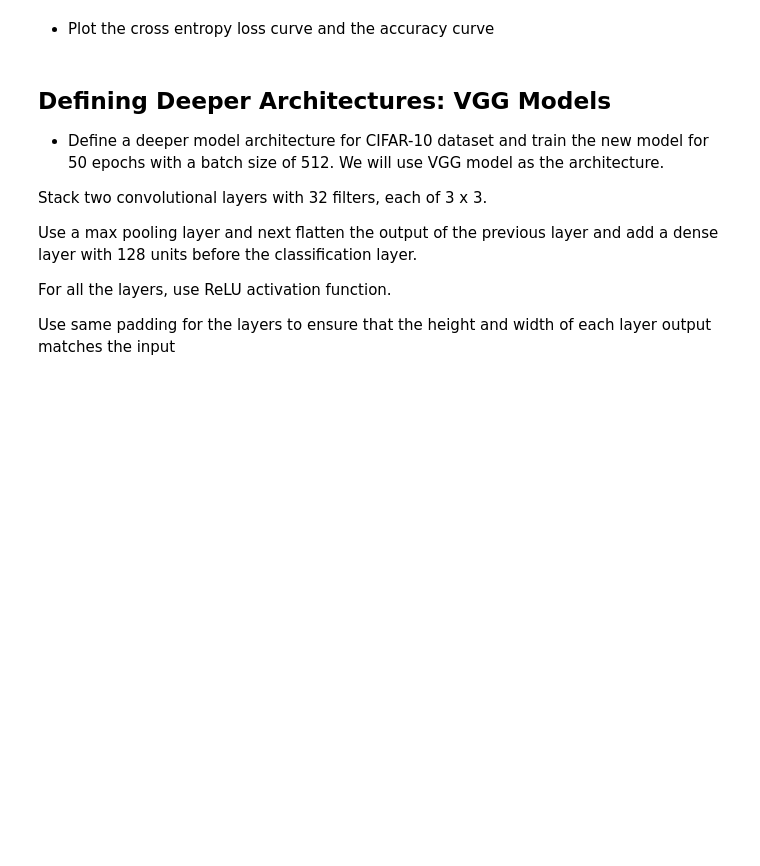
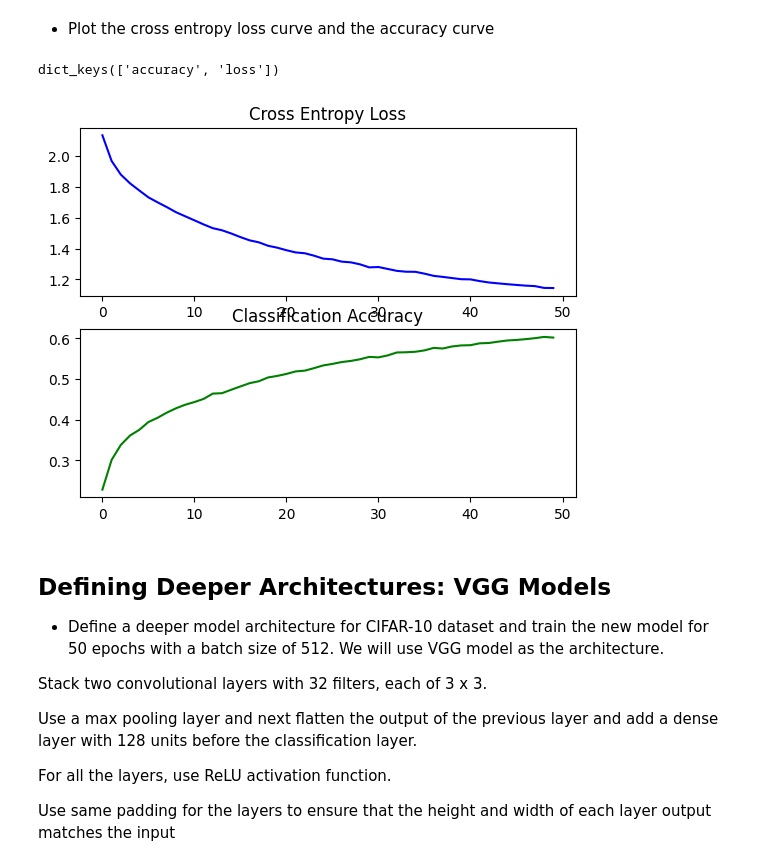
Before and after one commit to happyemanaloto/lab-image-classification-using-convolutional-neural-networks, a Jupyter notebook: main.ipynb, the cells around one changed output. Cells and saved outputs as stored; diff of their text form; code cells hidden in the pictures; blank space fills up the shorter version.

```diff
--- a/main.ipynb
+++ b/main.ipynb
@@ -40,0 +67,3 @@ from tensorflow.keras.utils import to_categorical
+# %%
+y_train = y_train.flatten()
+y_test = y_test.flatten()
@@ -103,0 +148,8 @@ WARNING:tensorflow:From C:\Users\drago\AppData\Local\Packages\PythonSoftwareFoun
+# %%
+from keras.layers import Conv2D, MaxPooling2D, Flatten, Dense
+model = Sequential()
+model.add(Conv2D(32, (3, 3), activation='relu', kernel_initializer='he_uniform', input_shape=(32, 32, 3)))
+model.add(MaxPooling2D((2, 2)))
+model.add(Flatten())
+model.add(Dense(100, activation='relu', kernel_initializer='he_uniform'))
+model.add(Dense(10, activation='softmax'))
@@ -108,0 +179,6 @@ WARNING:tensorflow:From C:\Users\drago\AppData\Local\Packages\PythonSoftwareFoun
+# %%
+model.compile(loss='categorical_crossentropy',
+              optimizer='sgd',
+              metrics = ['accuracy'])
+# %%
+history = model.fit(x_train, y_train, batch_size=512, epochs=50)
@@ -113,3 +205,21 @@ WARNING:tensorflow:From C:\Users\drago\AppData\Local\Packages\PythonSoftwareFoun
+# %%
+print(history.history.keys())
+# %% [output]
+dict_keys(['accuracy', 'loss'])
+# %%
+plt.subplot(211)
+plt.title('Cross Entropy Loss')
+plt.plot(history.history['loss'], color='blue', label='train')
+#plt.plot(history.history['val_loss'], color='red', label='val')
+
+# plot accuracy
+plt.subplot(212)
+plt.title('Classification Accuracy')
+plt.plot(history.history['accuracy'], color='green', label='train')
+# plt.plot(history.history['val_accuracy'], color='red', label='val')
+plt.show()
+# %% [output]
+[figure, added]
 # %% [markdown]
 ## Defining Deeper Architectures: VGG Models
 
```
Also changed, not shown: parts of 22 cells of this notebook.
